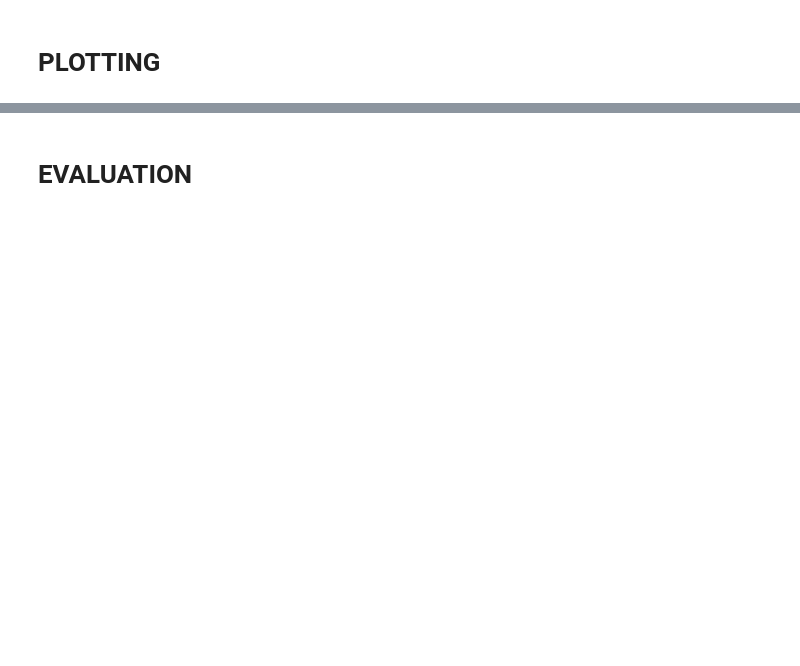
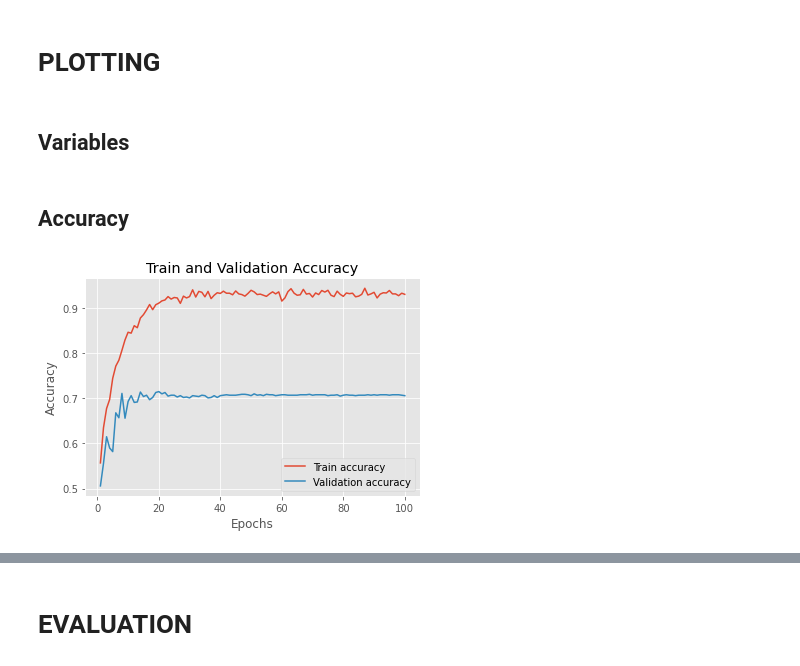
Before and after one commit to Plux1/Deep-Learning, a Jupyter notebook: Computer Vision/imagelab/nn/conv/dataAugmentationVGGNET/minVGGNET_on_catdog.ipynb, the cells around one changed output, grey strips where cells are left out. Cells and saved outputs as stored; diff of their text form; code cells hidden in the pictures; blank space fills up the shorter version.

```diff
--- a/Computer Vision/imagelab/nn/conv/dataAugmentationVGGNET/minVGGNET_on_catdog.ipynb
+++ b/Computer Vision/imagelab/nn/conv/dataAugmentationVGGNET/minVGGNET_on_catdog.ipynb
@@ -105,4 +440,6 @@ class AspectAwarePreprocessor:
 # %% [markdown]
 # COMPILATION
+# %%
+model.compile(optimizer=opt_normal, loss='binary_crossentropy', metrics=['acc'])
 # %% [markdown]
 # TRAINING
@@ -108,0 +448,2 @@ class AspectAwarePreprocessor:
+# %%
+callbacks = [LearningRateScheduler(step_decay)]
@@ -108,0 +452,5 @@ class AspectAwarePreprocessor:
+# %%
+history = model.fit(trainX, trainY, epochs=100, callbacks=callbacks, batch_size=32, validation_data=(validationX, validationY))
+
+# Train with data augmentation
+# history = model.fit_generator(aug.flow(trainX, trainY, batch_size=32), validation_data=(validationX, validationY), callbacks=callbacks, epochs=100, steps_per_epoch=len(trainX) // 32, verbose=1)
@@ -109,2 +475,26 @@ class AspectAwarePreprocessor:
 # %% [markdown]
 # PLOTTING
+# %% [markdown]
+## Variables
+# %%
+history_dict = history.history
+epochs = np.arange(1, (len(history_dict['acc']) + 1))
+
+accuracy = history_dict['acc']
+val_accuracy = history_dict['val_acc']
+
+loss = history_dict['loss']
+val_loss = history_dict['val_loss']
+# %% [markdown]
+## Accuracy
+# %%
+plt.style.use('ggplot')
+plt.plot(epochs, accuracy, label='Train accuracy')
+plt.plot(epochs, val_accuracy, label='Validation accuracy')
+plt.title('Train and Validation Accuracy')
+plt.xlabel('Epochs')
+plt.ylabel('Accuracy')
+plt.legend()
+plt.show()
+# %% [output]
+[figure, added]
```
Also changed, not shown: parts of 64 cells of this notebook.
